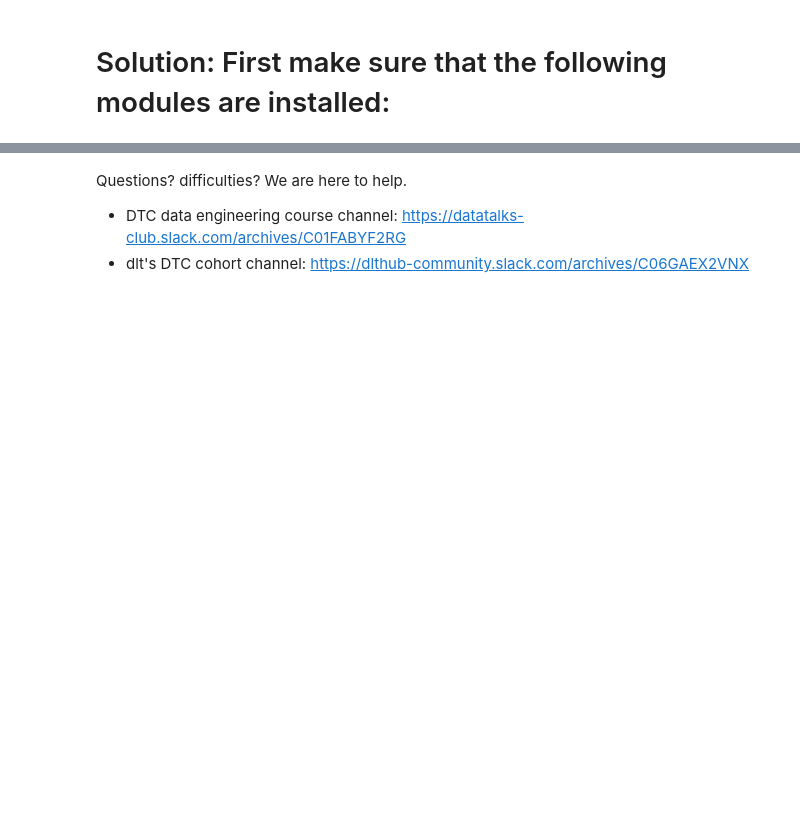
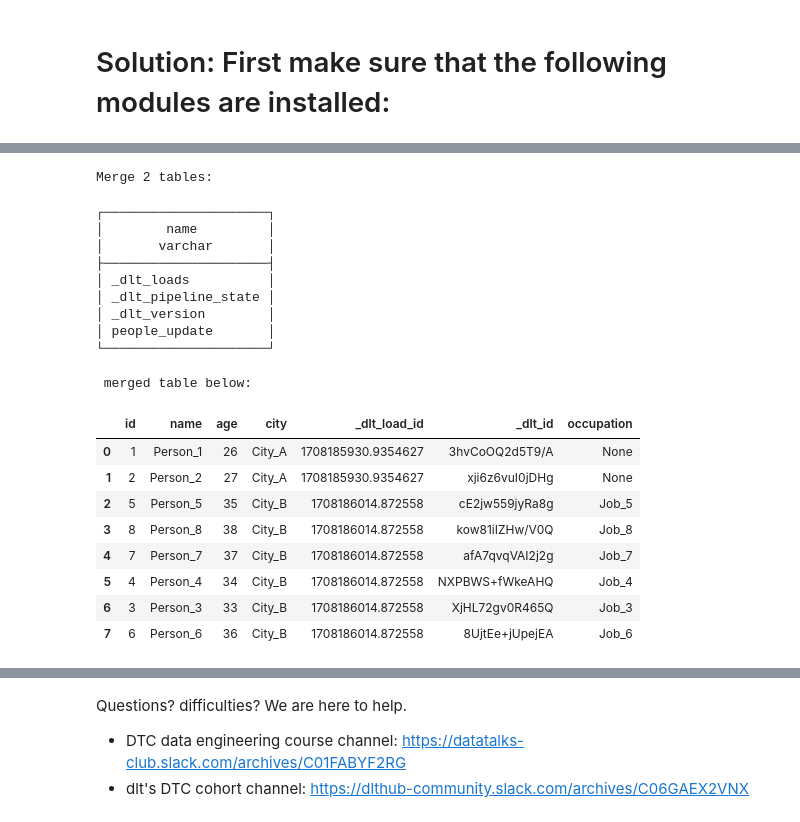
Before and after one commit to xiangivyli/data_engineering_zoomcamp_learning, a Jupyter notebook: Homework_data_talks_club_data_extraction_and_ingestion.ipynb, the cells around one changed output, grey strips where cells are left out. Cells and saved outputs as stored; diff of their text form; code cells hidden in the pictures; blank space fills up the shorter version.

```diff
--- a/Homework_data_talks_club_data_extraction_and_ingestion.ipynb
+++ b/Homework_data_talks_club_data_extraction_and_ingestion.ipynb
@@ -206,0 +227,35 @@ Loaded people_1 tables:
+# %%
+conn = duckdb.connect(f"{load_pipeline.pipeline_name}.duckdb")
+
+# let's see the tables
+conn.sql(f"SET search_path = '{load_pipeline.dataset_name}'")
+print('Merge 2 tables: ')
+display(conn.sql("show tables"))
+
+# and the data
+
+print("\n\n\n merged table below:")
+
+people_merge = conn.sql("SELECT * FROM people_update").df()
+display(people_merge)
+# %% [output]
+Merge 2 tables:
+┌─────────────────────┐
+│        name         │
+│       varchar       │
+├─────────────────────┤
+│ _dlt_loads          │
+│ _dlt_pipeline_state │
+│ _dlt_version        │
+│ people_update       │
+└─────────────────────┘
+ merged table below:
+|  | id | name | age | city | _dlt_load_id | _dlt_id | occupation |
+| 0 | 1 | Person_1 | 26 | City_A | 1708185930.9354627 | 3hvCoOQ2d5T9/A | None |
+| 1 | 2 | Person_2 | 27 | City_A | 1708185930.9354627 | xji6z6vuI0jDHg | None |
+| 2 | 5 | Person_5 | 35 | City_B | 1708186014.872558 | cE2jw559jyRa8g | Job_5 |
+| 3 | 8 | Person_8 | 38 | City_B | 1708186014.872558 | kow81iIZHw/V0Q | Job_8 |
+| 4 | 7 | Person_7 | 37 | City_B | 1708186014.872558 | afA7qvqVAI2j2g | Job_7 |
+| 5 | 4 | Person_4 | 34 | City_B | 1708186014.872558 | NXPBWS+fWkeAHQ | Job_4 |
+| 6 | 3 | Person_3 | 33 | City_B | 1708186014.872558 | XjHL72gv0R465Q | Job_3 |
+| 7 | 6 | Person_6 | 36 | City_B | 1708186014.872558 | 8UjtEe+jUpejEA | Job_6 |
```
Also changed, not shown: parts of 10 cells of this notebook.
